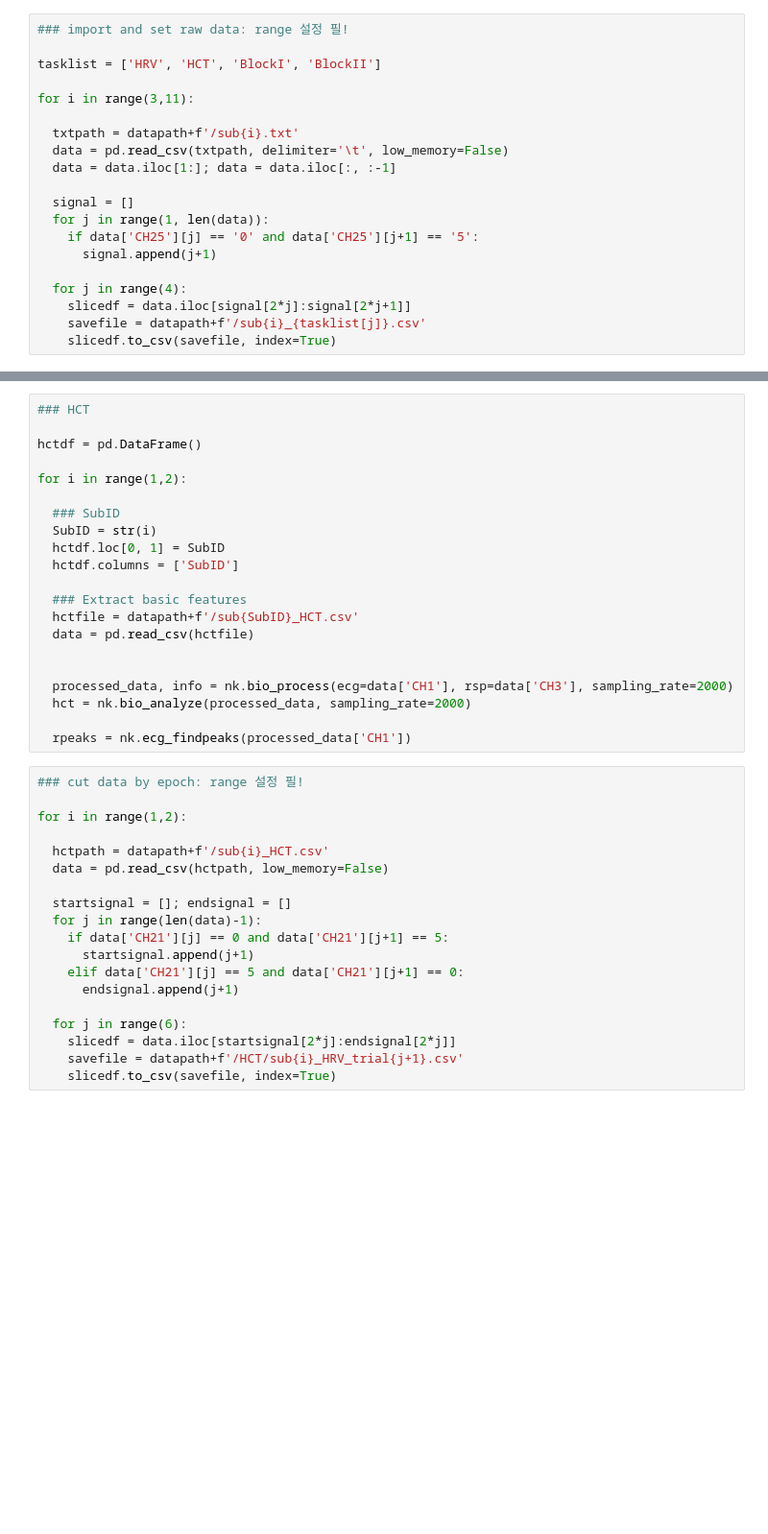
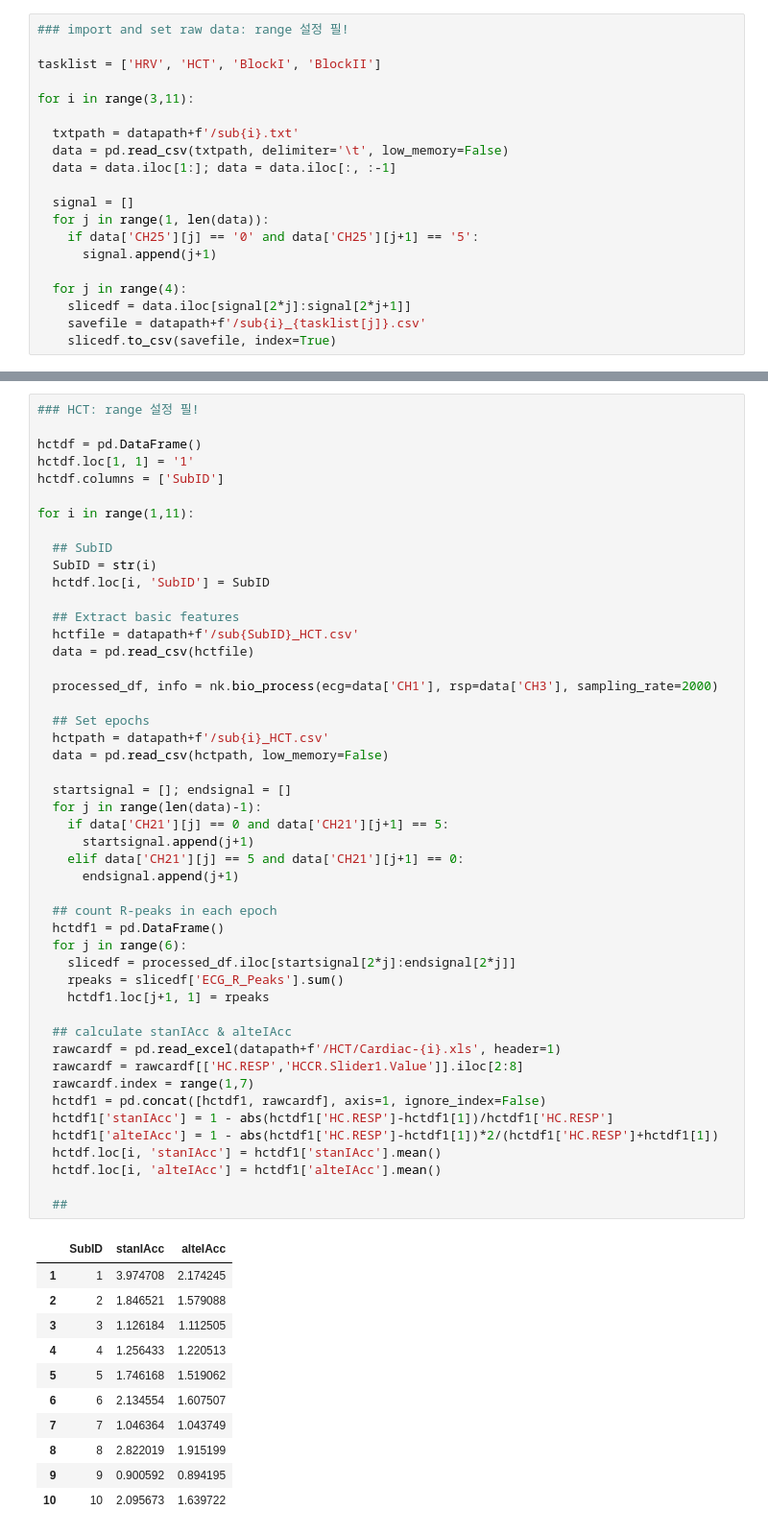
Before and after one commit to daonly/personal, a Jupyter notebook: [Conf]_physio.ipynb, the cells around one changed output, grey strips where cells are left out. Shown: that part at 96% size. Drawn from its saved outputs; the diff is of its cells as text; blank space fills up the shorter version.

```diff
--- a/[Conf]_physio.ipynb
+++ b/[Conf]_physio.ipynb
@@ -108,43 +141,63 @@ hrvdf
 | 8 | 9 | 930.938961 | 88.148878 | 49.241471 | 74.552842 | 53.059180 | 76.713825 | NaN | NaN | ... |
 | 9 | 10 | 633.235035 | 25.170000 | 18.800230 | 17.714289 | 14.351009 | 21.692130 | NaN | NaN | ... |
 10 rows × 92 columns
-# %%
-### HCT
-
-hctdf = pd.DataFrame()
-
-for i in range(1,2):
-
-  ### SubID
-  SubID = str(i)
-  hctdf.loc[0, 1] = SubID
-  hctdf.columns = ['SubID']
-
-  ### Extract basic features
-  hctfile = datapath+f'/sub{SubID}_HCT.csv'
-  data = pd.read_csv(hctfile)
-
-
-  processed_data, info = nk.bio_process(ecg=data['CH1'], rsp=data['CH3'], sampling_rate=2000)
-  hct = nk.bio_analyze(processed_data, sampling_rate=2000)
-
-  rpeaks = nk.ecg_findpeaks(processed_data['CH1'])
 # %%
-### cut data by epoch: range 설정 필!
+### HCT: range 설정 필!
 
-for i in range(1,2):
+hctdf = pd.DataFrame()
+hctdf.loc[1, 1] = '1'
+hctdf.columns = ['SubID']
 
+for i in range(1,11):
+
+  ## SubID
+  SubID = str(i)
+  hctdf.loc[i, 'SubID'] = SubID
+
+  ## Extract basic features
+  hctfile = datapath+f'/sub{SubID}_HCT.csv'
+  data = pd.read_csv(hctfile)
+
+  processed_df, info = nk.bio_process(ecg=data['CH1'], rsp=data['CH3'], sampling_rate=2000)
+
+  ## Set epochs
   hctpath = datapath+f'/sub{i}_HCT.csv'
   data = pd.read_csv(hctpath, low_memory=False)
 
   startsignal = []; endsignal = []
   for j in range(len(data)-1):
     if data['CH21'][j] == 0 and data['CH21'][j+1] == 5:
       startsignal.append(j+1)
     elif data['CH21'][j] == 5 and data['CH21'][j+1] == 0:
       endsignal.append(j+1)
 
+  ## count R-peaks in each epoch
+  hctdf1 = pd.DataFrame()
   for j in range(6):
-    slicedf = data.iloc[startsignal[2*j]:endsignal[2*j]]
-    savefile = datapath+f'/HCT/sub{i}_HRV_trial{j+1}.csv'
-    slicedf.to_csv(savefile, index=True)
+    slicedf = processed_df.iloc[startsignal[2*j]:endsignal[2*j]]
+    rpeaks = slicedf['ECG_R_Peaks'].sum()
+    hctdf1.loc[j+1, 1] = rpeaks
+
+  ## calculate stanIAcc & alteIAcc
+  rawcardf = pd.read_excel(datapath+f'/HCT/Cardiac-{i}.xls', header=1)
+  rawcardf = rawcardf[['HC.RESP','HCCR.Slider1.Value']].iloc[2:8]
+  rawcardf.index = range(1,7)
+  hctdf1 = pd.concat([hctdf1, rawcardf], axis=1, ignore_index=False)
+  hctdf1['stanIAcc'] = 1 - abs(hctdf1['HC.RESP']-hctdf1[1])/hctdf1['HC.RESP']
+  hctdf1['alteIAcc'] = 1 - abs(hctdf1['HC.RESP']-hctdf1[1])*2/(hctdf1['HC.RESP']+hctdf1[1])
+  hctdf.loc[i, 'stanIAcc'] = hctdf1['stanIAcc'].mean()
+  hctdf.loc[i, 'alteIAcc'] = hctdf1['alteIAcc'].mean()
+
+  ##
+# %% [output]
+|  | SubID | stanIAcc | alteIAcc |
+| 1 | 1 | 3.974708 | 2.174245 |
+| 2 | 2 | 1.846521 | 1.579088 |
+| 3 | 3 | 1.126184 | 1.112505 |
+| 4 | 4 | 1.256433 | 1.220513 |
+| 5 | 5 | 1.746168 | 1.519062 |
+| 6 | 6 | 2.134554 | 1.607507 |
+| 7 | 7 | 1.046364 | 1.043749 |
+| 8 | 8 | 2.822019 | 1.915199 |
+| 9 | 9 | 0.900592 | 0.894195 |
+| 10 | 10 | 2.095673 | 1.639722 |
```
Also changed, not shown: parts of 7 cells of this notebook.
